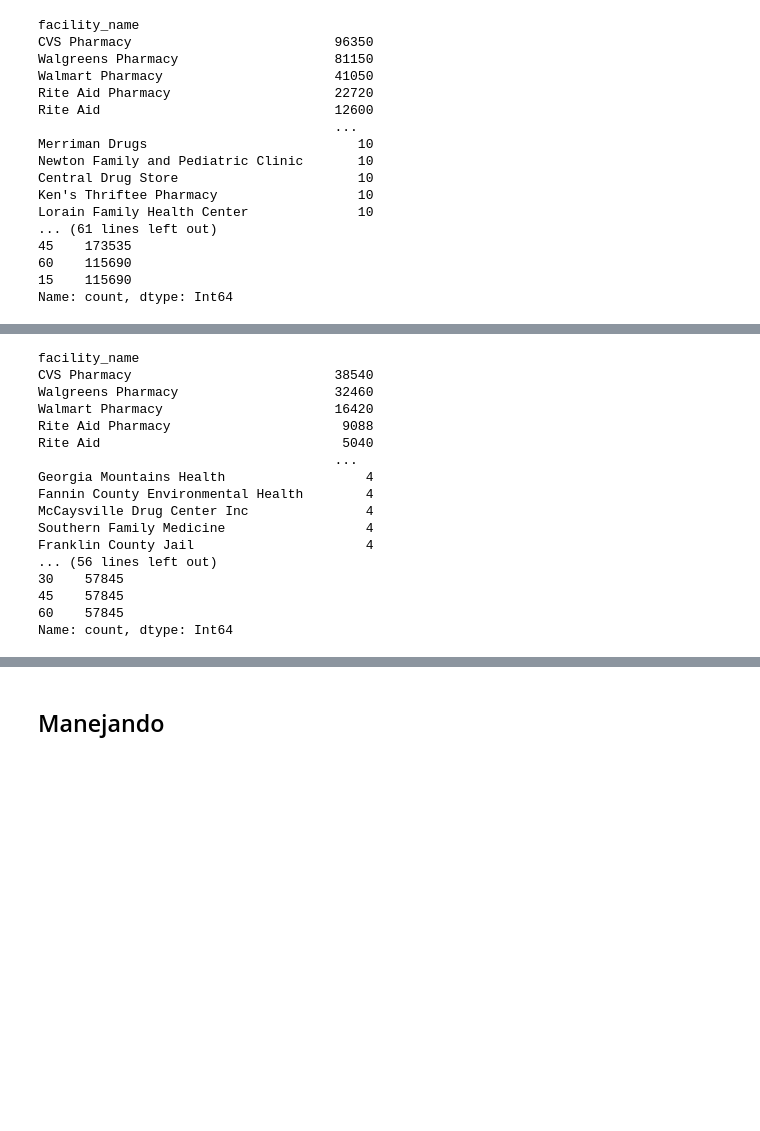
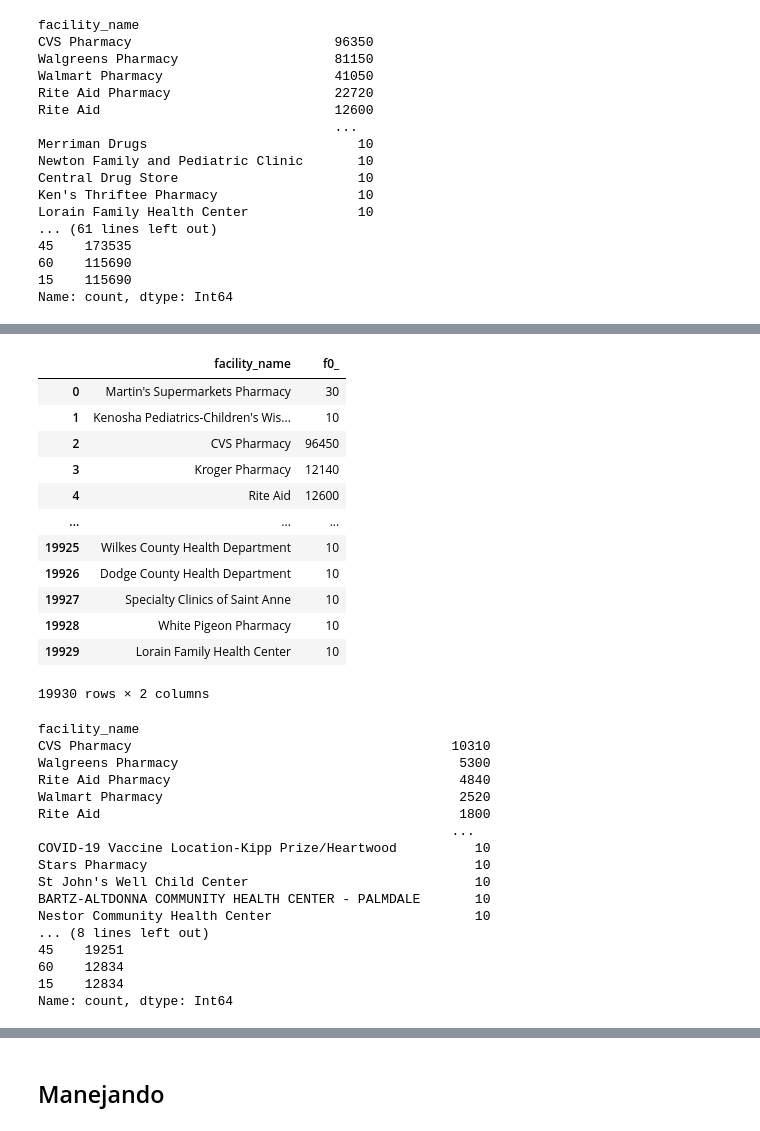
Before and after one commit to VicenteLizana/Solemne1, a Jupyter notebook: Prueba1.ipynb, the cells around one changed output, grey strips where cells are left out. Drawn from its saved outputs; the diff is of its cells as text; code cells hidden in the pictures; blank space fills up the shorter version.

```diff
--- a/Prueba1.ipynb
+++ b/Prueba1.ipynb
@@ -159,25 +223,50 @@ Datocaminando
+# %%
+query = """
+                SELECT  facility_name, COUNT(facility_sub_region_1)
+                FROM `bigquery-public-data.covid19_vaccination_access.facility_boundary_us_all`
+                GROUP BY facility_name
+
+        """
+
+query_job = client.query(query)
+Datocal = query_job.to_dataframe()
+Datocal
+# %% [output]
+|  | facility_name | f0_ |
+| 0 | Martin's Supermarkets Pharmacy | 30 |
+| 1 | Kenosha Pediatrics-Children's Wis... | 10 |
+| 2 | CVS Pharmacy | 96450 |
+| 3 | Kroger Pharmacy | 12140 |
+| 4 | Rite Aid | 12600 |
+| ... | ... | ... |
+| 19925 | Wilkes County Health Department | 10 |
+| 19926 | Dodge County Health Department | 10 |
+| 19927 | Specialty Clinics of Saint Anne | 10 |
+| 19928 | White Pigeon Pharmacy | 10 |
+| 19929 | Lorain Family Health Center | 10 |
+19930 rows × 2 columns
 # %%
 #Contemos nombres y valores en la tabla de medio de transporte: caminar
 #
 #
-col = Datocaminando.keys()
+col = Datocal.keys()
 for name in col:
-    print(Datocaminando[name].value_counts())
+    print(Datocal[name].value_counts())
 # %% [output]
 facility_name
-CVS Pharmacy                          38540
-Walgreens Pharmacy                    32460
-Walmart Pharmacy                      16420
-Rite Aid Pharmacy                      9088
-Rite Aid                               5040
-                                      ...
-Georgia Mountains Health                  4
-Fannin County Environmental Health        4
-McCaysville Drug Center Inc               4
-Southern Family Medicine                  4
-Franklin County Jail                      4
-... (56 lines left out)
-30    57845
-45    57845
-60    57845
+CVS Pharmacy                                         10310
+Walgreens Pharmacy                                    5300
+Rite Aid Pharmacy                                     4840
+Walmart Pharmacy                                      2520
+Rite Aid                                              1800
+                                                     ...
+COVID-19 Vaccine Location-Kipp Prize/Heartwood          10
+Stars Pharmacy                                          10
+St John's Well Child Center                             10
+BARTZ-ALTDONNA COMMUNITY HEALTH CENTER - PALMDALE       10
+Nestor Community Health Center                          10
+... (8 lines left out)
+45    19251
+60    12834
+15    12834
 Name: count, dtype: Int64
```
Also changed, not shown: parts of 23 cells of this notebook, 1 other file.
